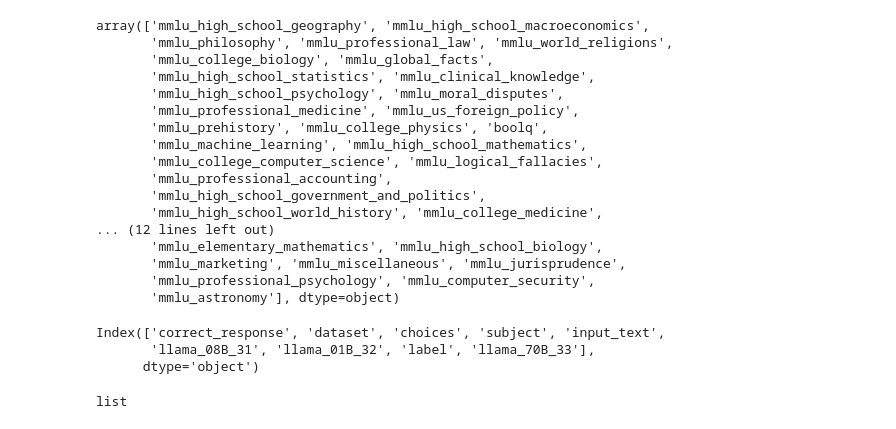
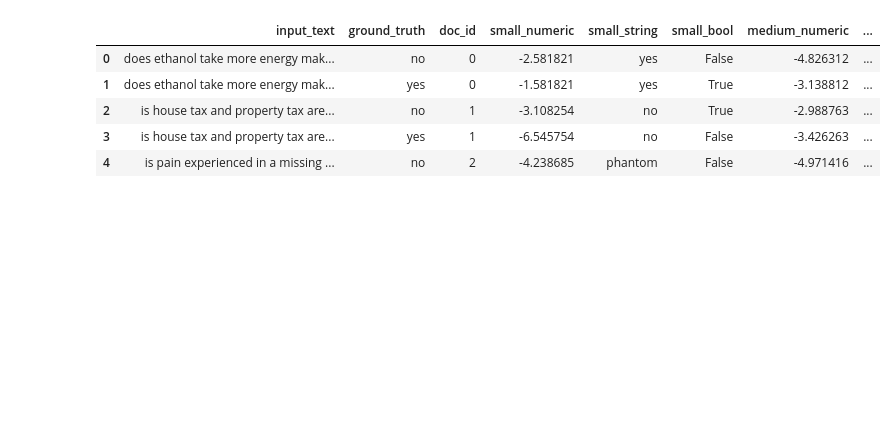
Before and after one commit to laminair/mess-plus, a Jupyter notebook: multi_label_training.ipynb, the cells around one changed output. Drawn from its saved outputs; the diff is of its cells as text; code cells hidden in the pictures; blank space fills up the shorter version.

```diff
--- a/multi_label_training.ipynb
+++ b/multi_label_training.ipynb
@@ -16,38 +7,18 @@ from typing import Tuple, Dict, Any
 # %%
 SEED = 42
 DATASET = "boolq"
 MODEL_NAME = "answerdotai/ModernBERT-base"
 MINIBATCH_SIZE = 64
 N_EPOCHS = 50
 TEST_VAL_SET_SIZE = 0.15
 
-df = pd.read_csv("datasets/csv/all_data.csv", low_memory=False, index_col=0)
-# df = df.loc[df["dataset"] == DATASET]
 
-models_to_remove = set(["llama_03B_32", "llama_70B_31"])
-cols = set(df.columns.tolist())
-
-df = df[list(cols - models_to_remove)]
-display(df["dataset"].unique())
-display(df.columns)
+df = read_files_from_folder("data/inference_outputs/boolq", file_ext=".csv")
+display(df.head())
 # %% [output]
-array(['mmlu_high_school_geography', 'mmlu_high_school_macroeconomics',
-       'mmlu_philosophy', 'mmlu_professional_law', 'mmlu_world_religions',
-       'mmlu_college_biology', 'mmlu_global_facts',
-       'mmlu_high_school_statistics', 'mmlu_clinical_knowledge',
-       'mmlu_high_school_psychology', 'mmlu_moral_disputes',
-       'mmlu_professional_medicine', 'mmlu_us_foreign_policy',
-       'mmlu_prehistory', 'mmlu_college_physics', 'boolq',
-       'mmlu_machine_learning', 'mmlu_high_school_mathematics',
-       'mmlu_college_computer_science', 'mmlu_logical_fallacies',
-       'mmlu_professional_accounting',
-       'mmlu_high_school_government_and_politics',
-       'mmlu_high_school_world_history', 'mmlu_college_medicine',
-... (12 lines left out)
-       'mmlu_elementary_mathematics', 'mmlu_high_school_biology',
-       'mmlu_marketing', 'mmlu_miscellaneous', 'mmlu_jurisprudence',
-       'mmlu_professional_psychology', 'mmlu_computer_security',
-       'mmlu_astronomy'], dtype=object)
-Index(['correct_response', 'dataset', 'choices', 'subject', 'input_text',
-       'llama_08B_31', 'llama_01B_32', 'label', 'llama_70B_33'],
-      dtype='object')
+|  | input_text | ground_truth | doc_id | small_numeric | small_string | small_bool | medium_numeric | ... |
+| 0 | does ethanol take more energy mak... | no | 0 | -2.581821 | yes | False | -4.826312 | ... |
+| 1 | does ethanol take more energy mak... | yes | 0 | -1.581821 | yes | True | -3.138812 | ... |
+| 2 | is house tax and property tax are... | no | 1 | -3.108254 | no | True | -2.988763 | ... |
+| 3 | is house tax and property tax are... | yes | 1 | -6.545754 | no | False | -3.426263 | ... |
+| 4 | is pain experienced in a missing ... | no | 2 | -4.238685 | phantom | False | -4.971416 | ... |
@@ -84,4 +24,0 @@ y_test = [eval(i) for i in y_test]
-# %%
-display(type(y_test[0]))
-# %% [output]
-list
```
Also changed, not shown: parts of 16 cells of this notebook, 29 other files.
